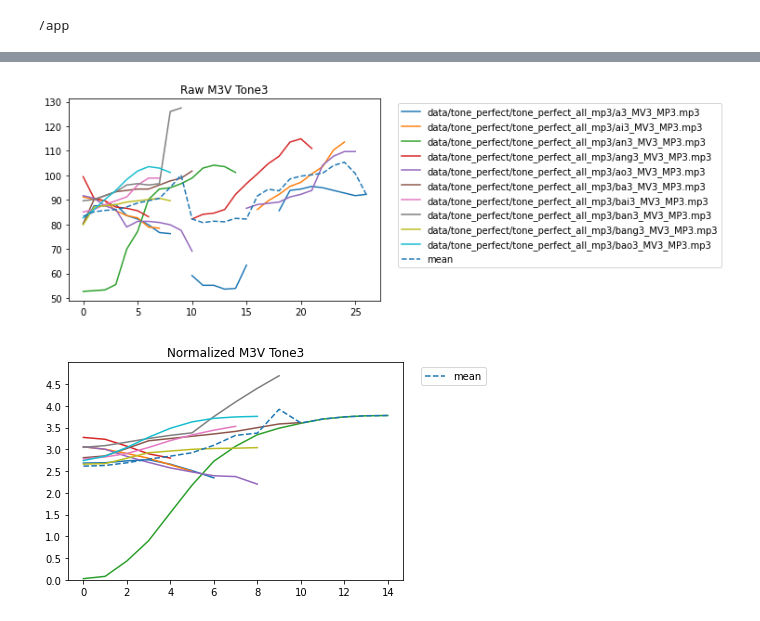
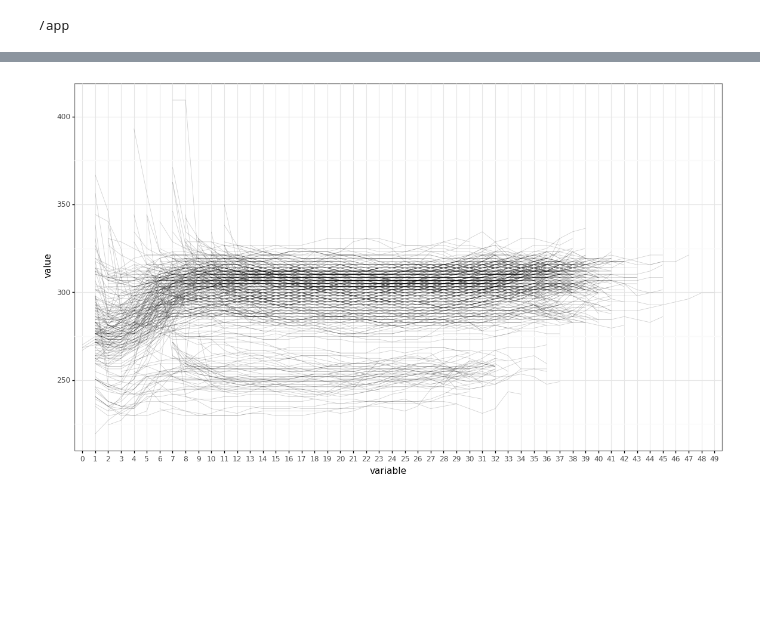
Before and after one commit to saltyseadawg/tonami-package, a Jupyter notebook: data_viz/tone_notebook.ipynb, the cells around one changed output, grey strips where cells are left out. Drawn from its saved outputs; the diff is of its cells as text; code cells hidden in the pictures; blank space fills up the shorter version.

Commit message:
feat: add function to plot raw pitch contour for individual speaker and tone - add plotnine package to dev requirements to plot dataframes more easily

```diff
--- a/data_viz/tone_notebook.ipynb
+++ b/data_viz/tone_notebook.ipynb
@@ -157,5 +30,38 @@ single_speaker_tone(2, 4, 'M')
-# %%
-single_speaker_tone(3, 3, 'M')
-# %% [output]
-[figure, removed]
-[figure, removed]
+# %%
+# load pitch data from all speakers
+pitch_data = pd.read_json('data/parsed/toneperfect_pitch.json')
+# %%
+# TODO: Move function to viz.py when happy with results
+
+# https://stackoverflow.com/questions/27826666/plotting-1000-lines-with-ggplot2
+def plot_raw_pitch(data, spkr:str, tone:int, folder='data/images/'):
+    """Plot raw pitch contours for a single speaker and tone and save the
+    resulting graph in folder.
+
+    Args:
+        data (pd.DataFrame): pitch information and metadata dataset
+        spkr (str): speaker id
+        tone (int): tone number 1-4
+        folder (str): location to save graph
+    """
+    spkr_data = data.loc[(data['speaker'] == spkr) & (data['tone'] == tone), 'pitch_contour']
+    padded = viz.pad_matrix(np.array(spkr_data))
+    idx_names = [f'contour{i}' for i in range(padded.shape[0])]
+    df = pd.DataFrame(padded, index=idx_names)
+    df['contour'] = idx_names
+
+    # sort of "unrolling" the matrix to plot as a line
+    df_melt = pd.melt(df, id_vars='contour')
+
+    pitch_plot = p9.ggplot(data=df_melt, mapping=p9.aes(x='variable', y='value', group='contour'))
+    # TODO: plot mean
+    plot_lines = pitch_plot + p9.theme_bw() + p9.geom_line(size=0.3, alpha=0.2) + p9.theme(figure_size=(14, 8))
+    filename = os.path.join(folder, f'{spkr}_t{tone}.png')
+    plot_lines.save(filename=filename)
+
+    # show plot
+    plot_lines.draw(show=True)
+# %%
+plot_raw_pitch(pitch_data, 'FV1', 1)
+# %% [output]
+[figure, added]
```
Also changed, not shown: parts of 12 cells of this notebook, 2 other files.
